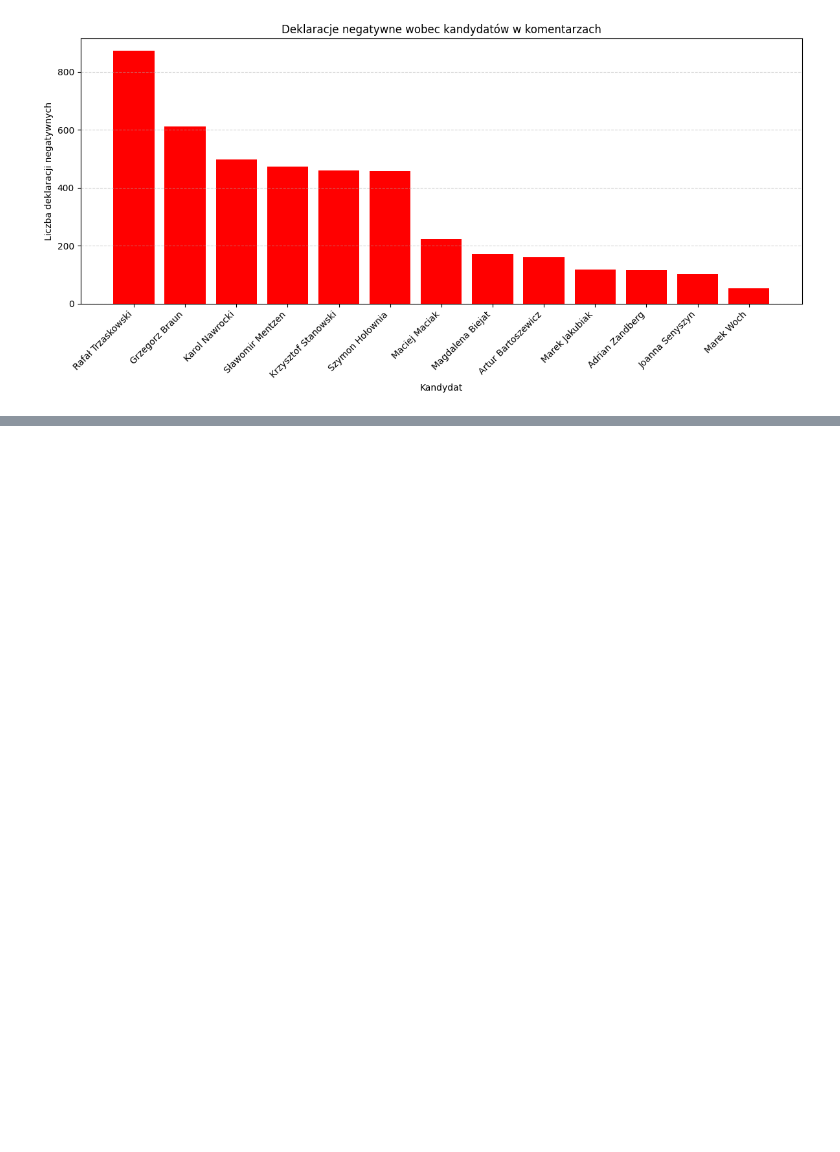
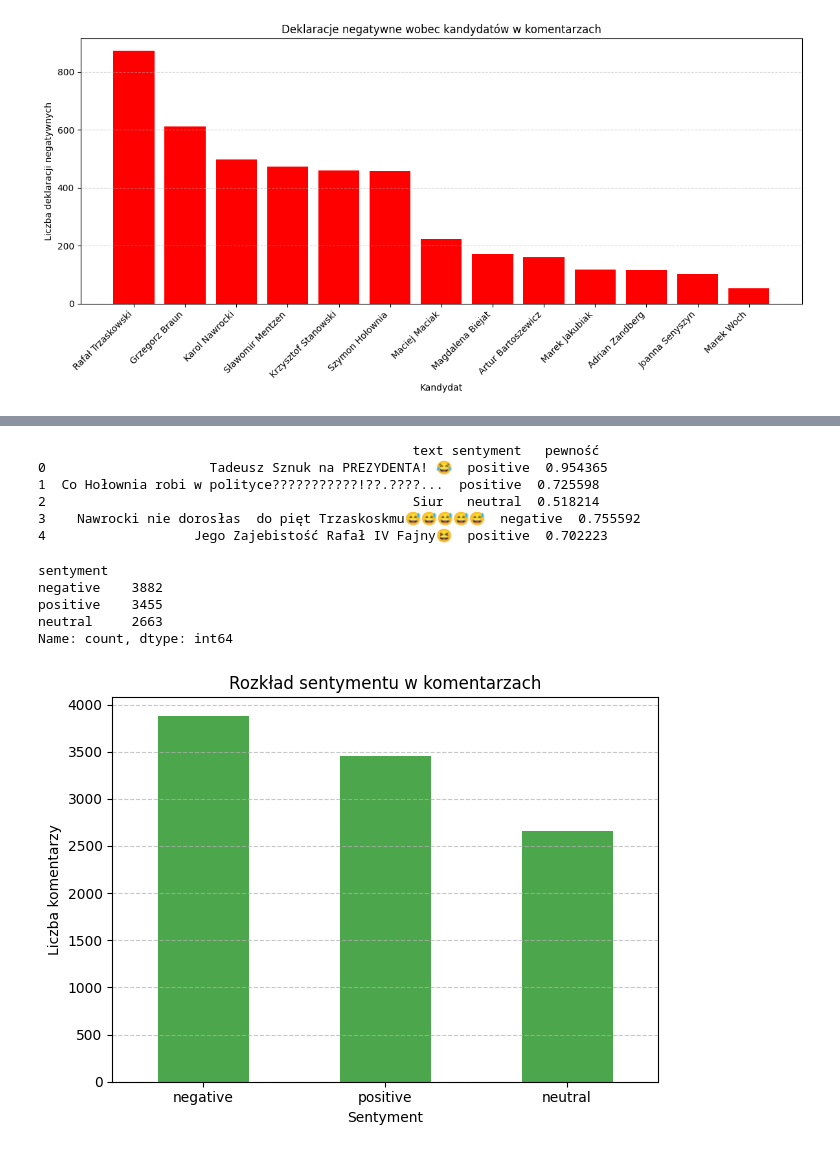
Before and after one commit to lukaszpochmara/Analiza-Sentymentu-wybory, a Jupyter notebook: jupyter.ipynb, the cells around one changed output, grey strips where cells are left out. Drawn from its saved outputs; the diff is of its cells as text; code cells hidden in the pictures; blank space fills up the shorter version.

```diff
--- a/jupyter.ipynb
+++ b/jupyter.ipynb
@@ -460,0 +608,63 @@ plt.show()
+# %%
+import pandas as pd
+import numpy as np
+from transformers import AutoTokenizer, AutoModelForSequenceClassification
+
+# Załaduj tokenizer i model
+model_name = "Voicelab/herbert-base-cased-sentiment"
+tokenizer = AutoTokenizer.from_pretrained(model_name)
+model = AutoModelForSequenceClassification.from_pretrained(model_name)
+
+# Mapowanie indeksów na etykiety
+id2label = {0: "negative", 1: "neutral", 2: "positive"}
+
+# Wczytaj dane
+df = pd.read_csv("probka_komentarzy.csv")
+df['text'] = df['text'].astype(str)
+
+# Funkcja do predykcji sentymentu
+def predict_sentiment(text):
+    inputs = tokenizer(text, return_tensors="pt", truncation=True, padding=True, max_length=512)
+    outputs = model(**inputs)
+    probs = outputs.logits.softmax(dim=1).detach().numpy()
+    label = id2label[np.argmax(probs)]
+    confidence = np.max(probs)
+    return label, confidence
+
+# Zastosuj funkcję do danych
+df[['sentyment', 'pewność']] = df['text'].apply(lambda x: pd.Series(predict_sentiment(x)))
+
+# Zapisz wyniki do nowego pliku CSV
+df.to_csv("próbka_komentarzy_sentyment.csv", index=False)
+
+# Wyświetl pierwsze 5 wierszy z wynikami
+print(df[['text', 'sentyment', 'pewność']].head())
+# %% [output]
+                                                text sentyment   pewność
+0                     Tadeusz Sznuk na PREZYDENTA! 😂  positive  0.954365
+1  Co Hołownia robi w polityce???????????!??.????...  positive  0.725598
+2                                               Siur   neutral  0.518214
+3    Nawrocki nie dorosłas  do pięt Trzaskoskmu😅😅😅😅😅  negative  0.755592
+4                   Jego Zajebistość Rafał IV Fajny😆  positive  0.702223
+# %%
+sentyment_podsumowanie = df['sentyment'].value_counts()
+print(sentyment_podsumowanie)
+# %% [output]
+sentyment
+negative    3882
+positive    3455
+neutral     2663
+Name: count, dtype: int64
+# %%
+
+
+df['sentyment'].value_counts().plot(kind='bar', color='green', alpha=0.7)
+plt.title('Rozkład sentymentu w komentarzach')
+plt.xlabel('Sentyment')
+plt.ylabel('Liczba komentarzy')
+plt.xticks(rotation=0)
+plt.grid(axis='y', linestyle='--', alpha=0.7)
+plt.tight_layout()
+plt.show()
+# %% [output]
+[figure, added]
```
Also changed, not shown: parts of 13 cells of this notebook, 2 other files.
